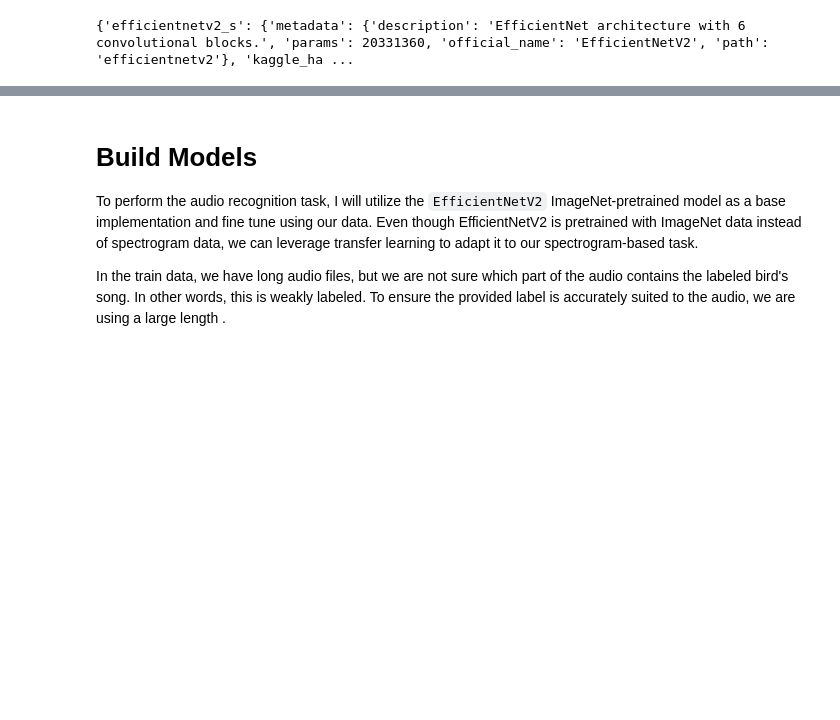
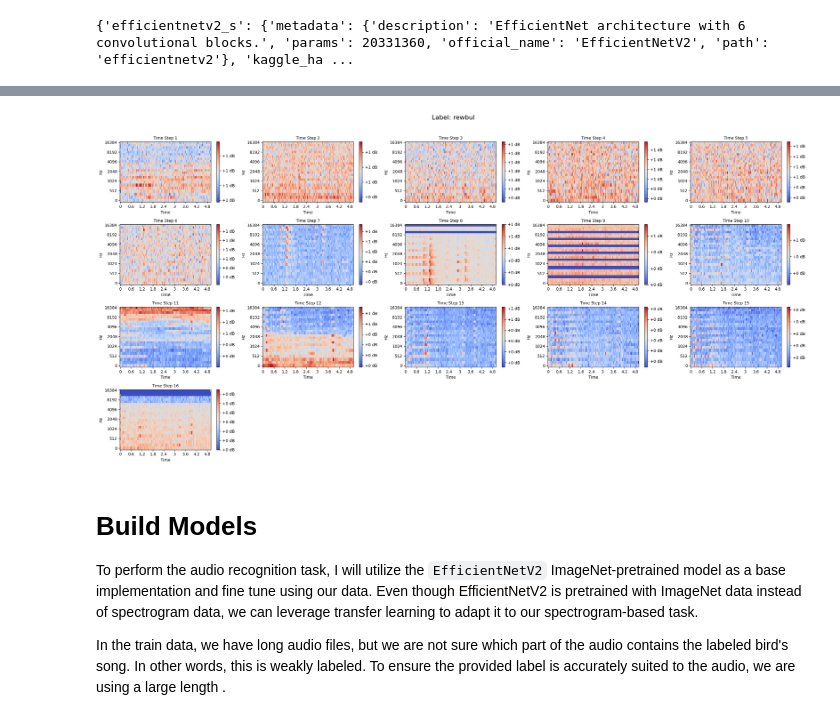
Before and after one commit to jameslu3/bird-sound-detection, a Jupyter notebook: birdclef24-initial-implementation.ipynb, the cells around one changed output, grey strips where cells are left out. Saved outputs shown, nothing was run; the diff lists cells and outputs as text; code cells hidden in the pictures; blank space fills up the shorter version.

```diff
--- a/birdclef24-initial-implementation.ipynb
+++ b/birdclef24-initial-implementation.ipynb
@@ -70,6 +75,9 @@ class CFG:
     duration = 15 # second
     sample_rate = 32000
     audio_len = duration*sample_rate
+
+    # For ResNet-LSTM model
+    time_steps = 16
 
     # STFT parameters
     nfft = 2028
@@ -372,0 +411,36 @@ print(keras_cv.models.EfficientNetV2Backbone.presets)
+# %%
+def plot_time_steps(spectrogram, time_steps, label=None):
+    """Plot one spectogram with multiple time steps"""
+    n_cols = min(time_steps, 5)
+    n_rows = (time_steps + n_cols - 1) // n_cols
+
+    plt.figure(figsize=(n_cols * 5, n_rows * 3))
+
+    for t in range(time_steps):
+        ax = plt.subplot(n_rows, n_cols, t + 1)
+        step_spec = spectrogram[t, :, :, 0]
+        librosa.display.specshow(
+            step_spec,
+            sr=CFG.sample_rate,
+            hop_length=CFG.hop_length,
+            x_axis='time',
+            y_axis='mel',
+            cmap='coolwarm'
+        )
+        plt.title(f"Time Step {t + 1}", fontsize=10)
+        plt.colorbar(format="%+2.0f dB")
+
+    if label is not None:
+        plt.suptitle(f"Label: {label}", fontsize=16, y=1.02)
+
+    plt.tight_layout()
+    plt.show()
+# %%
+sample = next(iter(train_ds))
+single_spec = sample[0][0]
+single_label = CFG.label2name[sample[1][0].numpy().argmax()]
+reshaped_spec = tf.reshape(single_spec, [CFG.time_steps, CFG.img_size[1] // CFG.time_steps, CFG.img_size[0], 3])
+
+# Plot the time steps
+plot_time_steps(reshaped_spec.numpy(), CFG.time_steps, label=single_label)
+# %% [output]
@@ -373,3 +448,4 @@ print(keras_cv.models.EfficientNetV2Backbone.presets)
+[figure, added]
 # %% [markdown]
 # Build Models
 
```
Also changed, not shown: parts of 21 cells of this notebook, 2 other files.
